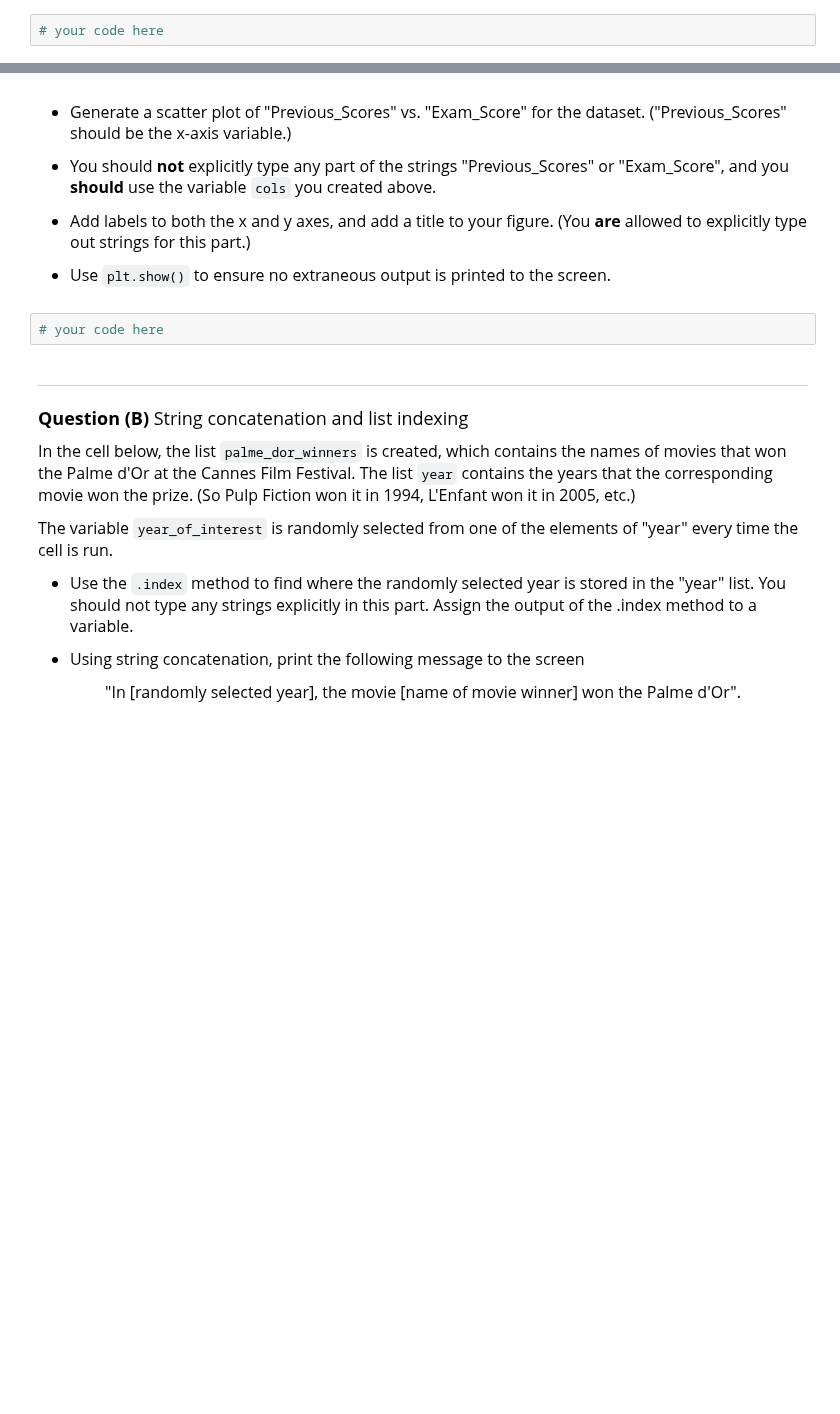
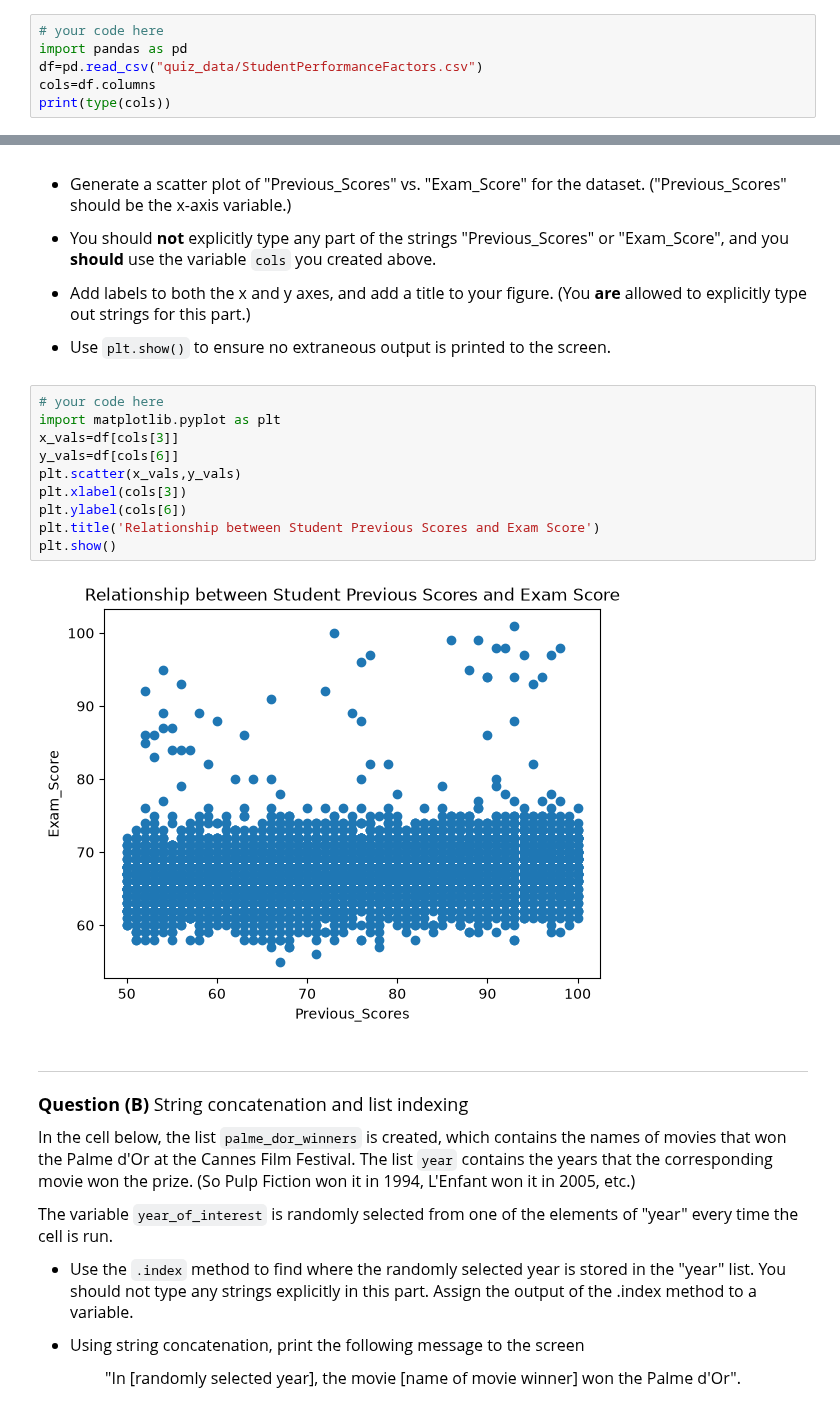
Before and after one commit to miyakoc/datasci151fall2026, a Jupyter notebook: quiz_1/quiz_1.ipynb, the cells around one changed output, grey strips where cells are left out. Saved outputs shown, nothing was run; the diff lists cells and outputs as text; blank space fills up the shorter version.

```diff
--- a/quiz_1/quiz_1.ipynb
+++ b/quiz_1/quiz_1.ipynb
@@ -41,3 +43,7 @@ ______________________
 - Determine what **type** (a.k.a class) of object the variable `cols` is, and print it to the screen.
 # %%
 # your code here
+import pandas as pd
+df=pd.read_csv("quiz_data/StudentPerformanceFactors.csv")
+cols=df.columns
+print(type(cols))
@@ -63,6 +86,16 @@ You should see a type we haven't dealt with explicitly yet. Nevertheless, we can
 - Use `plt.show()` to ensure no extraneous output is printed to the screen.
 # %%
 # your code here
+import matplotlib.pyplot as plt
+x_vals=df[cols[3]]
+y_vals=df[cols[6]]
+plt.scatter(x_vals,y_vals)
+plt.xlabel(cols[3])
+plt.ylabel(cols[6])
+plt.title('Relationship between Student Previous Scores and Exam Score')
+plt.show()
+# %% [output]
+[figure, added]
 # %% [markdown]
 _______________________________
 <font size = "4">
```
Also changed, not shown: parts of 8 cells of this notebook.
